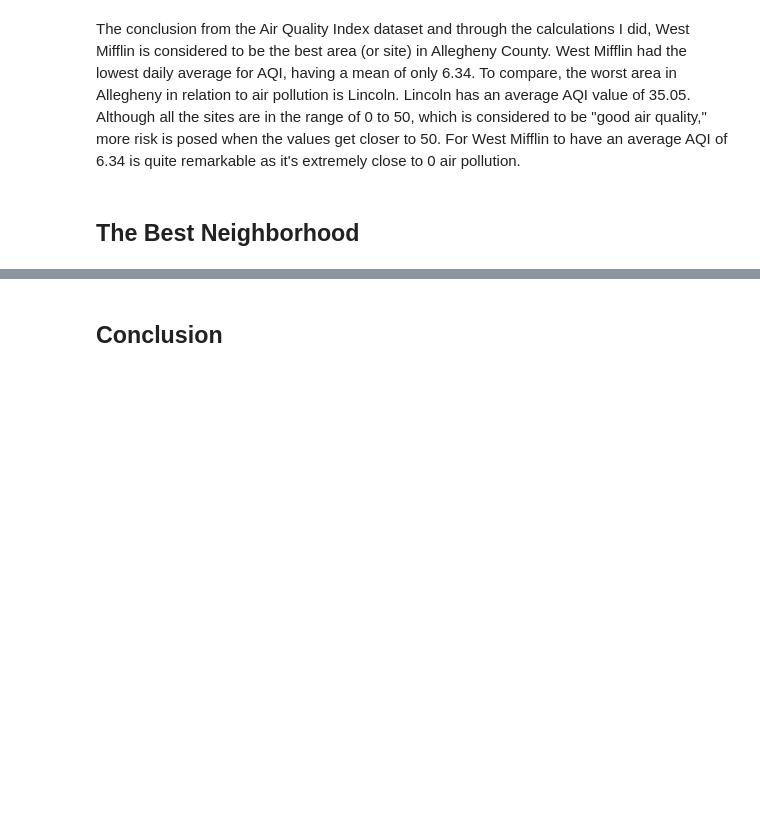
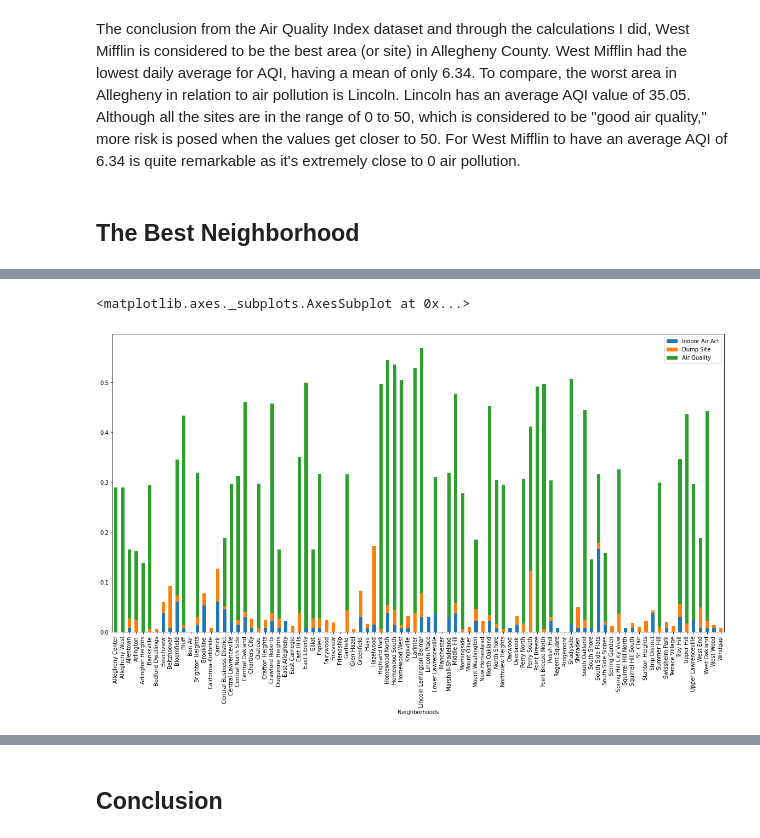
Before and after one commit to nikhitavys/Big-Ideas-Final-Project, a Jupyter notebook: Final-Report.ipynb, the cells around one changed output, grey strips where cells are left out. Cells and saved outputs as stored; diff of their text form; code cells hidden in the pictures; blank space fills up the shorter version.

```diff
--- a/Final-Report.ipynb
+++ b/Final-Report.ipynb
@@ -412,0 +501,5 @@ Apply the metric from the previous section to determine the best neighborhood in
+# %%
+finalD = pd.read_csv("finalDataSet.csv")
+finald = finalD.drop(columns=["Unnamed: 4", "Unnamed: 5"])
+final = finald.drop([90,91,92,93])
+final
@@ -412,0 +520,6 @@ Apply the metric from the previous section to determine the best neighborhood in
+# %%
+final.set_index("Neighborhoods", drop=True, inplace=True)
+final.plot(kind="bar", figsize=(20,10), stacked=True)
+# %% [output]
+<matplotlib.axes._subplots.AxesSubplot at 0x...>
+[figure, added]
```
Also changed, not shown: parts of 23 cells of this notebook.
